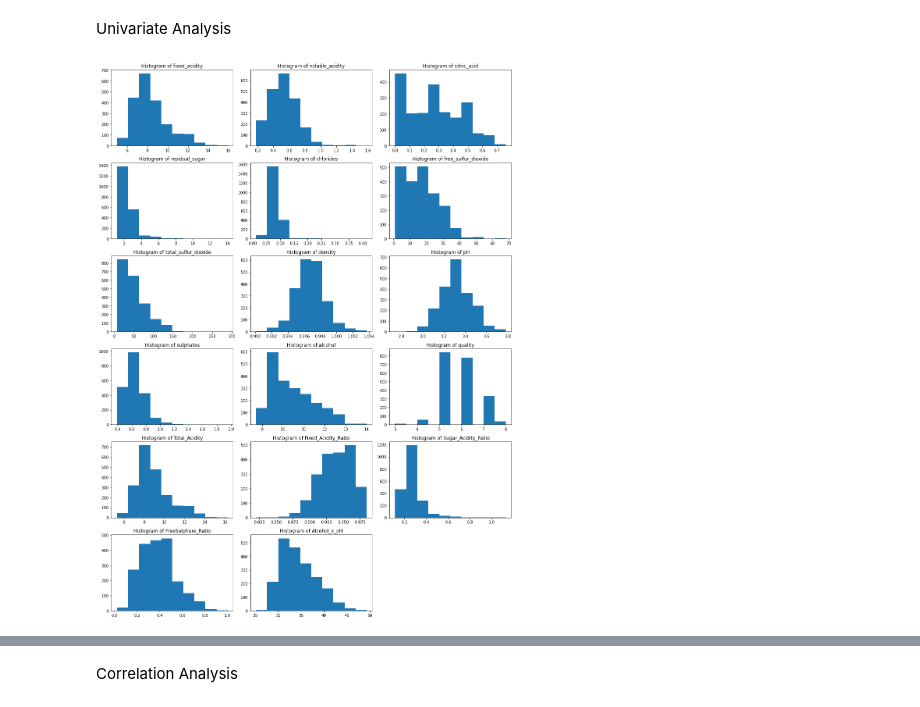
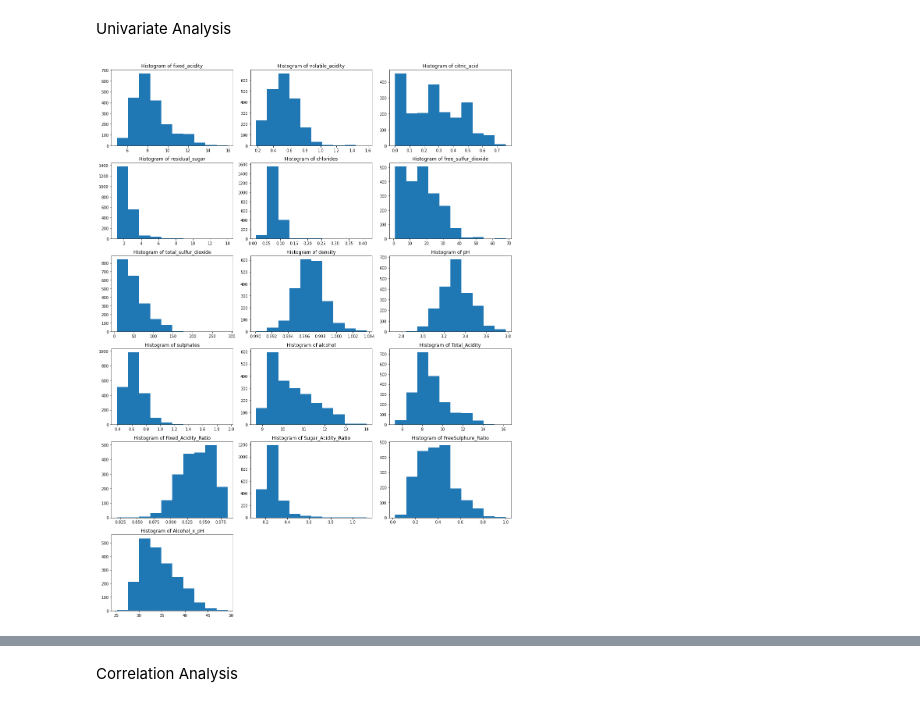
Before and after one commit to tylncck/Wine_Quality_Kaggle, a Jupyter notebook: notebooks_scripts/eda/EDA.ipynb, the cells around one changed output, grey strips where cells are left out. Drawn from its saved outputs; the diff is of its cells as text; code cells hidden in the pictures.

```diff
--- a/notebooks_scripts/eda/EDA.ipynb
+++ b/notebooks_scripts/eda/EDA.ipynb
@@ -32,27 +32,27 @@ test_df_new = feature_generation(test_df)
 # %% [markdown]
 Univariate Analysis
 # %%
-columns_to_plot = train_df.columns
+columns_to_plot = [col for col in train_df.columns if col not in ['quality']]
 
 num_cols = 3
 if len(columns_to_plot) % 3 == 0:
     num_rows = len(columns_to_plot) // 3
 else:
     num_rows = len(columns_to_plot) // 3 + 1
 
 
 fig, axs = plt.subplots(num_rows, num_cols, figsize=(15, 20))
 axs = axs.flatten()
 
 for i, column in enumerate(columns_to_plot):
     axs[i].hist(train_df[column])
     axs[i].set_title(f'Histogram of {column}')
 
 if len(columns_to_plot) < num_rows * num_cols:
     for j in range(len(columns_to_plot), num_rows * num_cols):
         fig.delaxes(axs[j])
 
 plt.tight_layout()
 plt.show()
 # %% [output]
-[figure, old version]
+[figure, new version]
```
Also changed, not shown: parts of 1 cell of this notebook.
